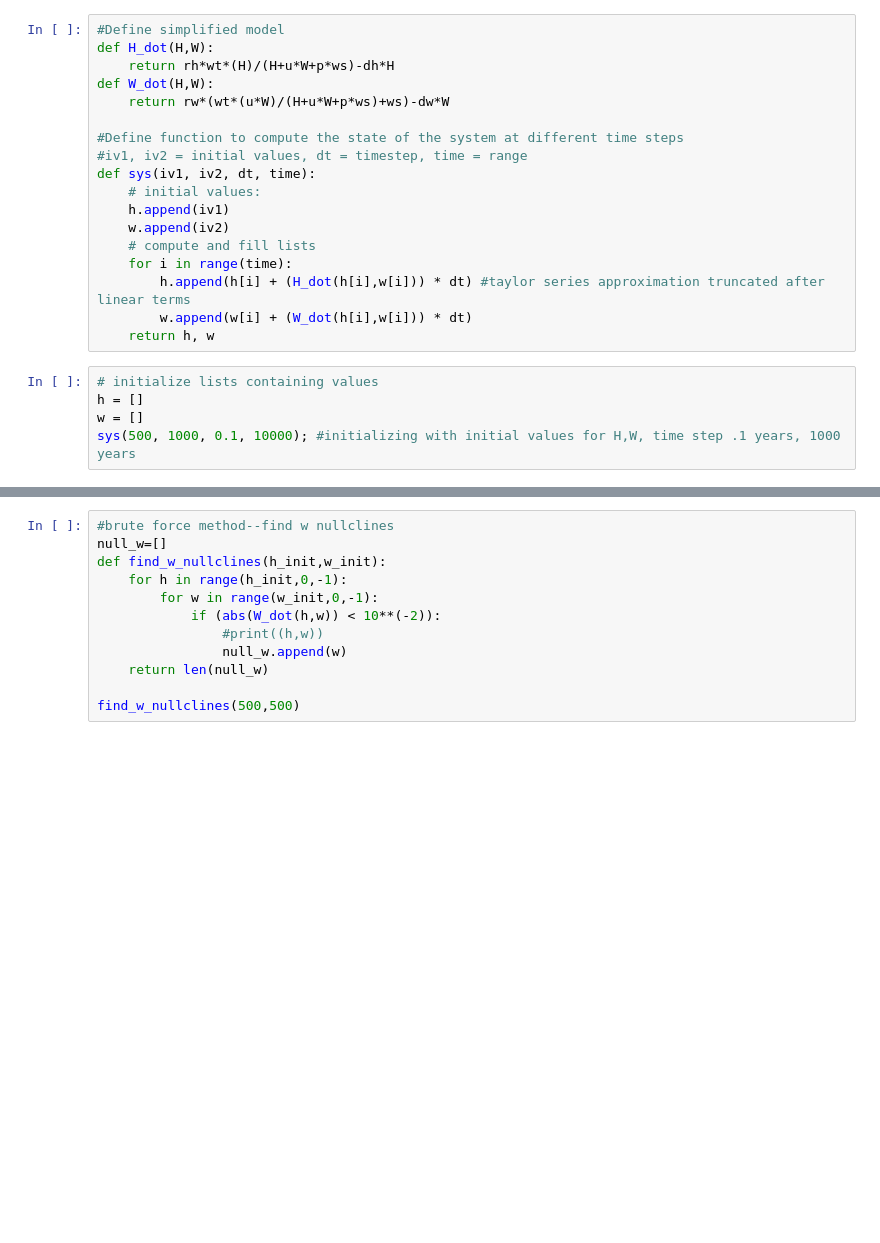
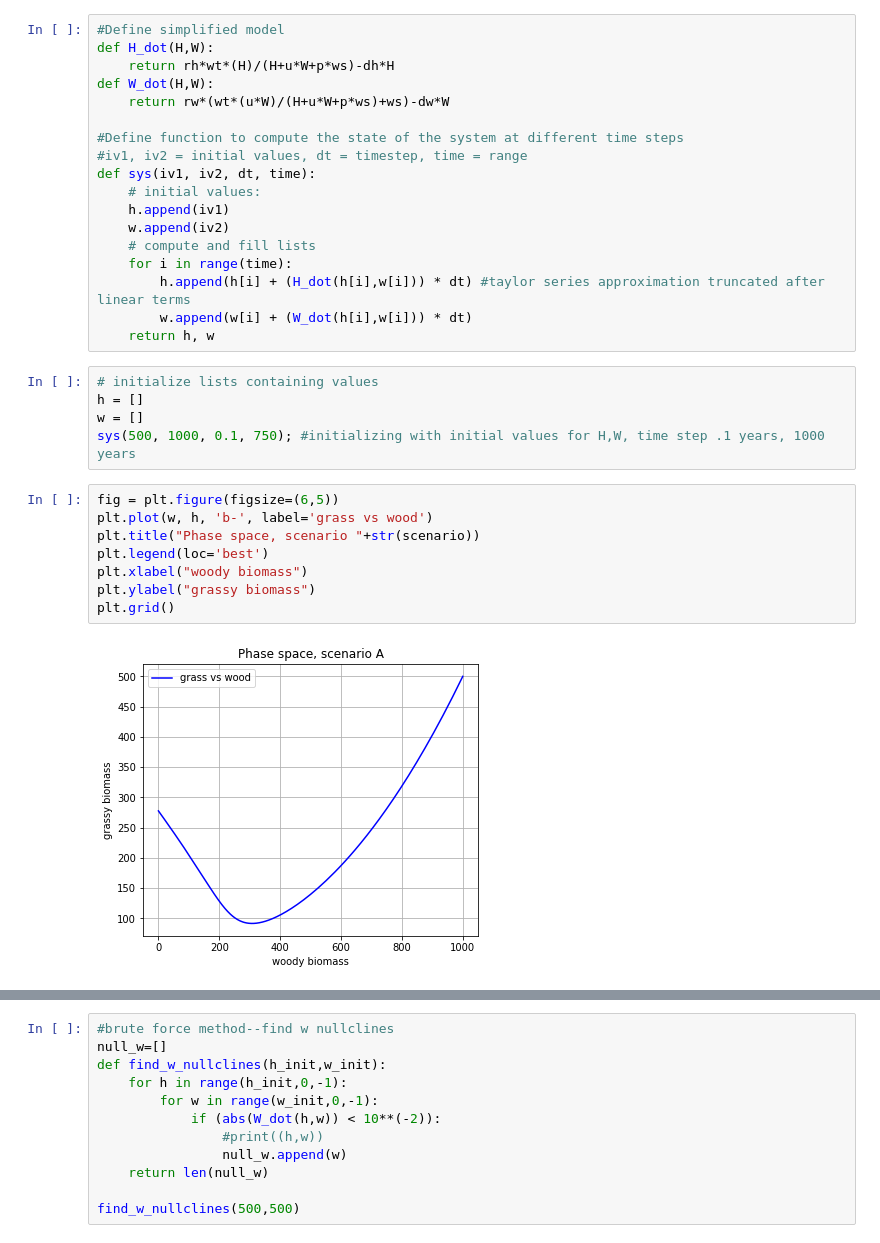
Before and after one commit to o-chandra/stable-states, a Jupyter notebook: Fire Vegetation Model All.ipynb, the cells around one changed output, grey strips where cells are left out. Cells and saved outputs as stored; diff of their text form; blank space fills up the shorter version.

```diff
--- a/Fire Vegetation Model All.ipynb
+++ b/Fire Vegetation Model All.ipynb
@@ -83,7 +83,17 @@ def sys(iv1, iv2, dt, time):
 # initialize lists containing values
 h = []
 w = []
-sys(500, 1000, 0.1, 10000); #initializing with initial values for H,W, time step .1 years, 1000 years
+sys(500, 1000, 0.1, 750); #initializing with initial values for H,W, time step .1 years, 1000 years
+# %%
+fig = plt.figure(figsize=(6,5))
+plt.plot(w, h, 'b-', label='grass vs wood')
+plt.title("Phase space, scenario "+str(scenario))
+plt.legend(loc='best')
+plt.xlabel("woody biomass")
+plt.ylabel("grassy biomass")
+plt.grid()
+# %% [output]
+[figure, added]
 # %%
 fig = plt.figure(figsize=(15,5))
 fig.subplots_adjust(wspace = 0.5, hspace = 0.3)
```
Also changed, not shown: parts of 3 cells of this notebook.
